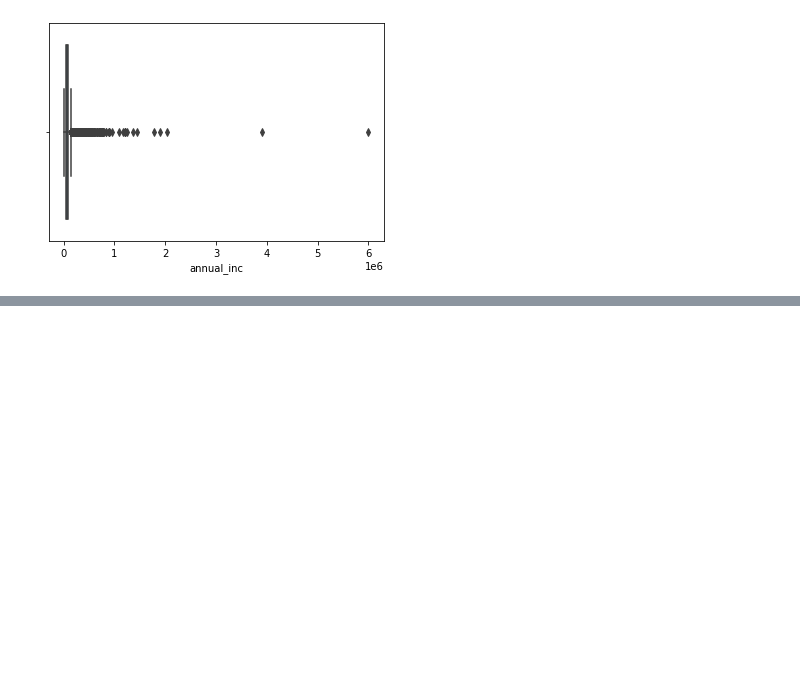
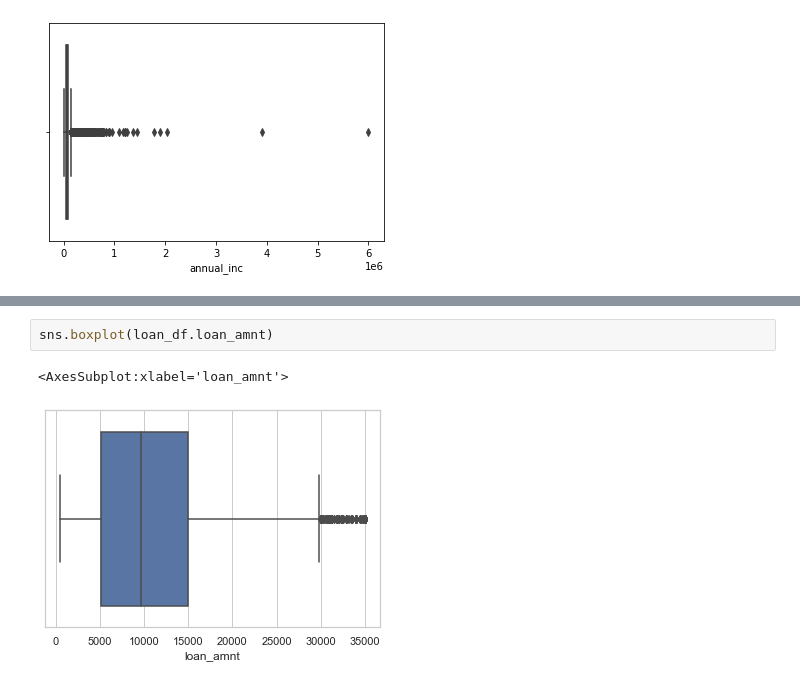
Before and after one commit to swapnilkj89/LendingClubCaseStudy, a Jupyter notebook: LendingClubCaseStudy.ipynb, the cells around one changed output, grey strips where cells are left out. Saved outputs shown, nothing was run; the diff lists cells and outputs as text; blank space fills up the shorter version.

```diff
--- a/LendingClubCaseStudy.ipynb
+++ b/LendingClubCaseStudy.ipynb
@@ -287,0 +343,5 @@ sns.boxplot(loan_df['annual_inc'])
+# %%
+sns.boxplot(loan_df.loan_amnt)
+# %% [output]
+<AxesSubplot:xlabel='loan_amnt'>
+[figure, added]
```
Also changed, not shown: parts of 17 cells of this notebook.
